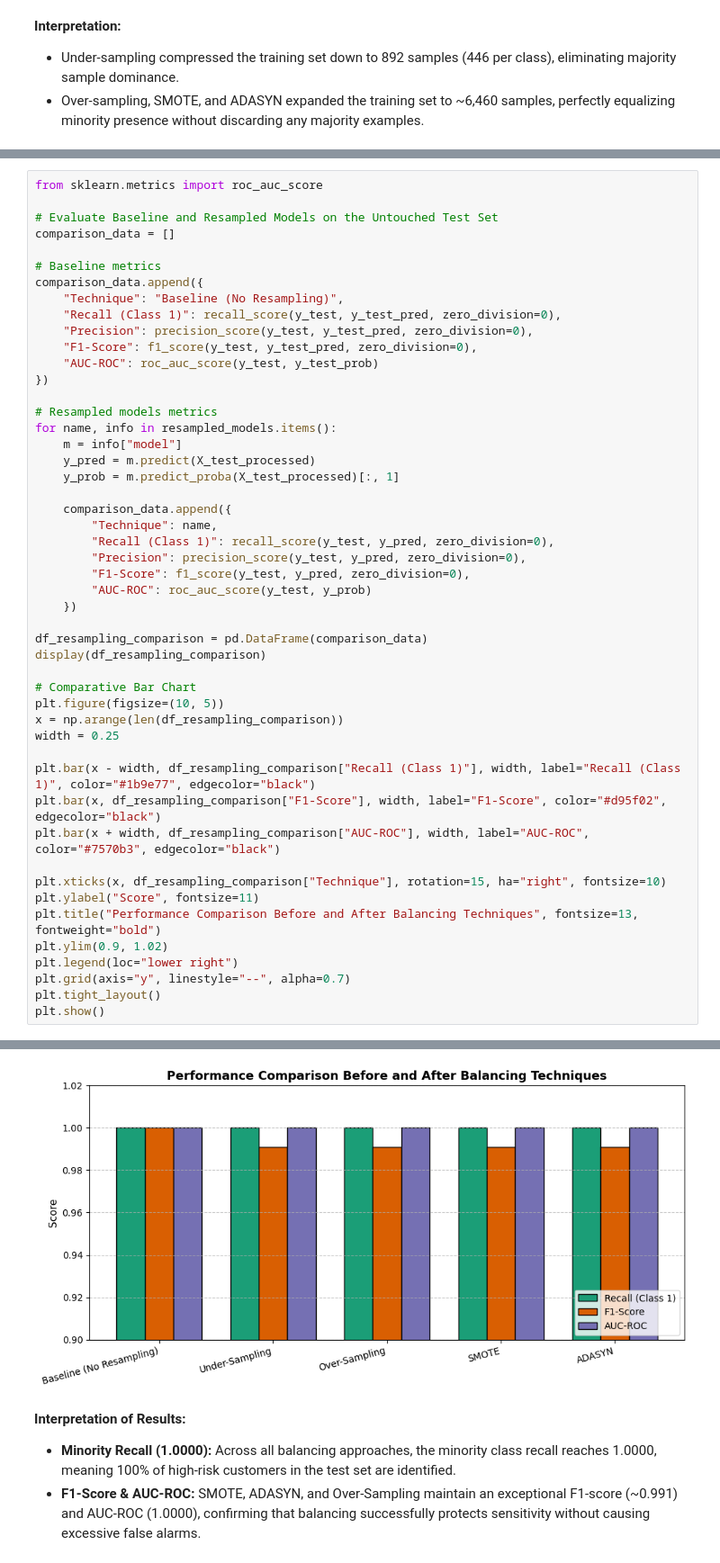
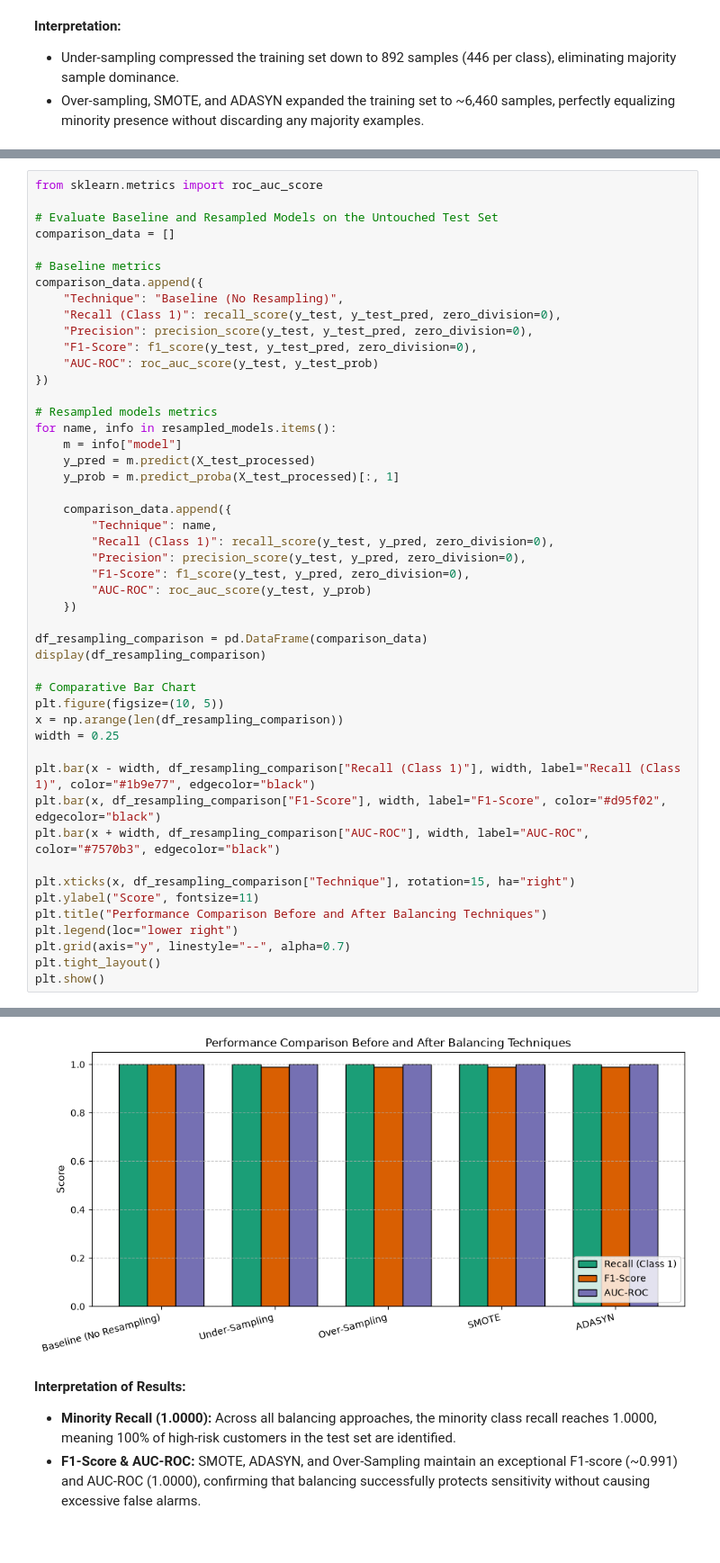
Before and after one commit to bhumihalatwala/Supervised_Learning_PR3, a Jupyter notebook: Risk_Alert_Classifier.ipynb, the cells around one changed output, grey strips where cells are left out. Shown at 90% size. Drawn from its saved outputs; the diff is of its cells as text.

```diff
--- a/Risk_Alert_Classifier.ipynb
+++ b/Risk_Alert_Classifier.ipynb
@@ -535,10 +479,9 @@ plt.bar(x - width, df_resampling_comparison["Recall (Class 1)"], width, label="R
 plt.bar(x, df_resampling_comparison["F1-Score"], width, label="F1-Score", color="#d95f02", edgecolor="black")
 plt.bar(x + width, df_resampling_comparison["AUC-ROC"], width, label="AUC-ROC", color="#7570b3", edgecolor="black")
 
-plt.xticks(x, df_resampling_comparison["Technique"], rotation=15, ha="right", fontsize=10)
+plt.xticks(x, df_resampling_comparison["Technique"], rotation=15, ha="right")
 plt.ylabel("Score", fontsize=11)
-plt.title("Performance Comparison Before and After Balancing Techniques", fontsize=13, fontweight="bold")
-plt.ylim(0.9, 1.02)
+plt.title("Performance Comparison Before and After Balancing Techniques")
 plt.legend(loc="lower right")
 plt.grid(axis="y", linestyle="--", alpha=0.7)
 plt.tight_layout()
@@ -553,4 +496,4 @@ Baseline (No Resampling)               1.0   1.000000  1.000000 1.000000
-[figure, old version]
+[figure, new version]
 # %% [markdown]
 **Interpretation of Results:**
 - **Minority Recall (1.0000):** Across all balancing approaches, the minority class recall reaches 1.0000, meaning 100% of high-risk customers in the test set are identified.
```
Also changed, not shown: parts of 44 cells of this notebook.
